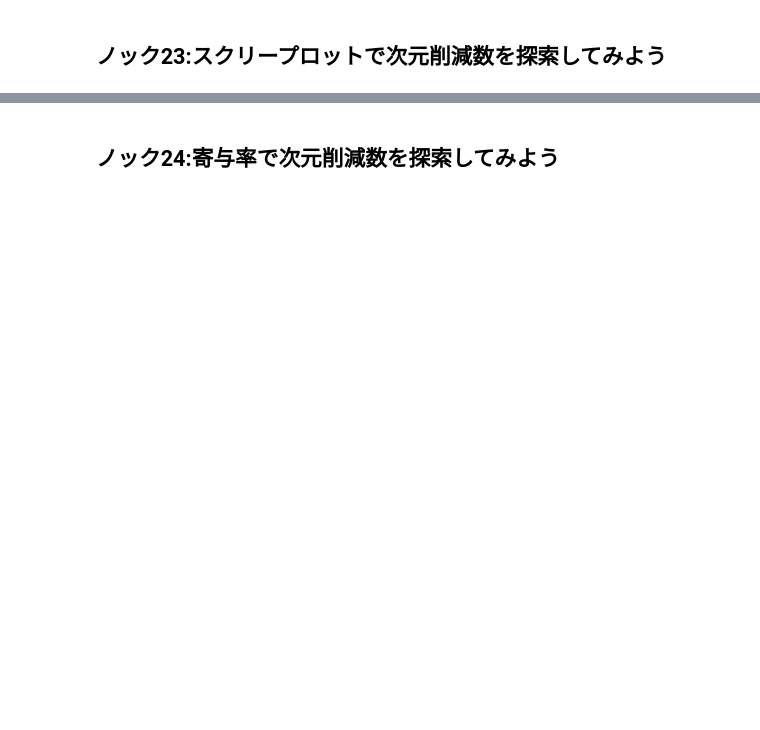
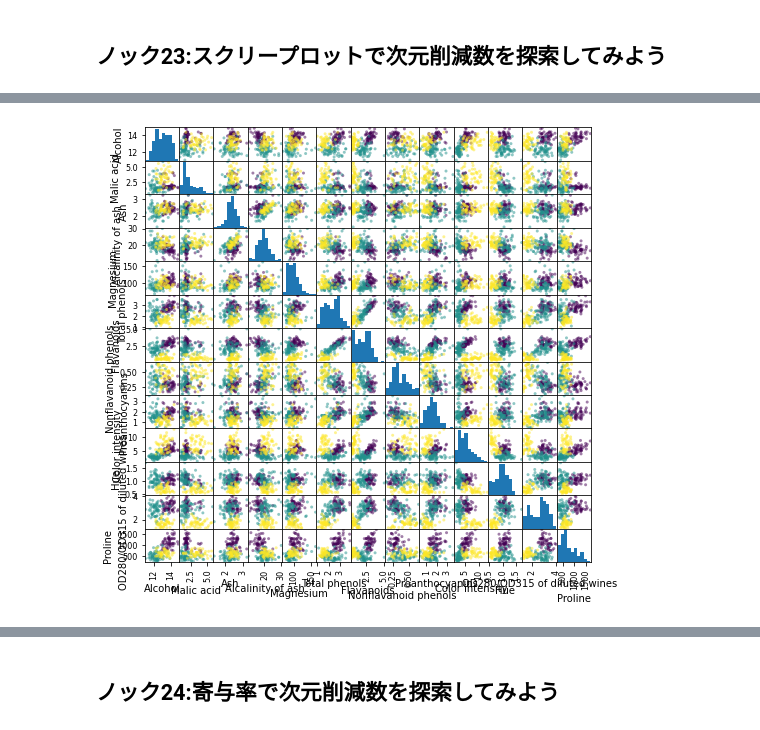
Before and after one commit to ETPython/100-knock-AI-model-buildin, a Jupyter notebook: 100knock-AImodel/chapter-3/3章.ipynb, the cells around one changed output, grey strips where cells are left out. Cells and saved outputs as stored; diff of their text form; code cells hidden in the pictures; blank space fills up the shorter version.

```diff
--- a/100knock-AImodel/chapter-3/3章.ipynb
+++ b/100knock-AImodel/chapter-3/3章.ipynb
@@ -74,2 +94,10 @@ sns.scatterplot(x="PC1", y="PC2", data=df_pca, hue=df["target_name"])
 # %% [markdown]
 ## ノック23:スクリープロットで次元削減数を探索してみよう
+# %%
+df_wine = pd.read_csv(
+    "https://archive.ics.uci.edu/ml/machine-learning-databases/wine/wine.data", header=None)
+#列名を追加
+df_wine.columns = ["class", "Alcohol", "Malic acid", "Ash", "Alcalinity of ash", "Magnesium", "Total phenols", "Flavanoids",
+                   "Nonflavanoid phenols", "Proanthocyanins", "Color intensity", "Hue", "OD280/OD315 of diluted wines", "Proline"]
+display(df_wine.shape)
+display(df_wine.head())
@@ -75,0 +112,6 @@ sns.scatterplot(x="PC1", y="PC2", data=df_pca, hue=df["target_name"])
+# %%
+from pandas import plotting
+plotting.scatter_matrix(df_wine.iloc[:,1:], figsize=(8,8), c=list(df_wine.iloc[:,0]),alpha=0.5)
+plt.show()
+# %% [output]
+[figure, added]
```
Also changed, not shown: parts of 37 cells of this notebook, 42 other files.
